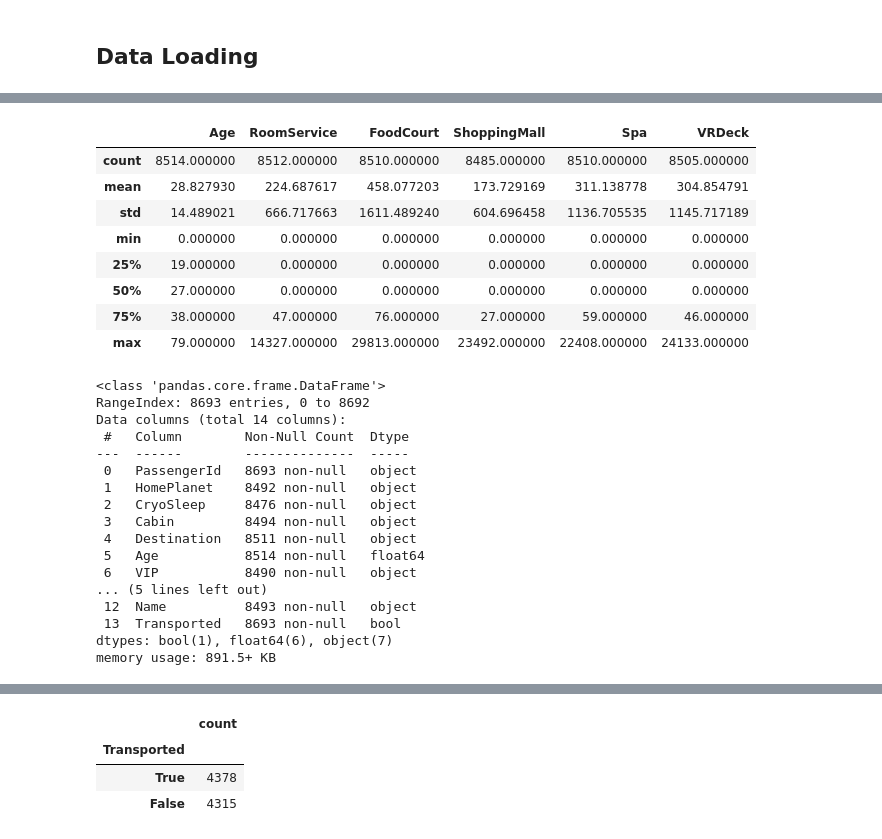
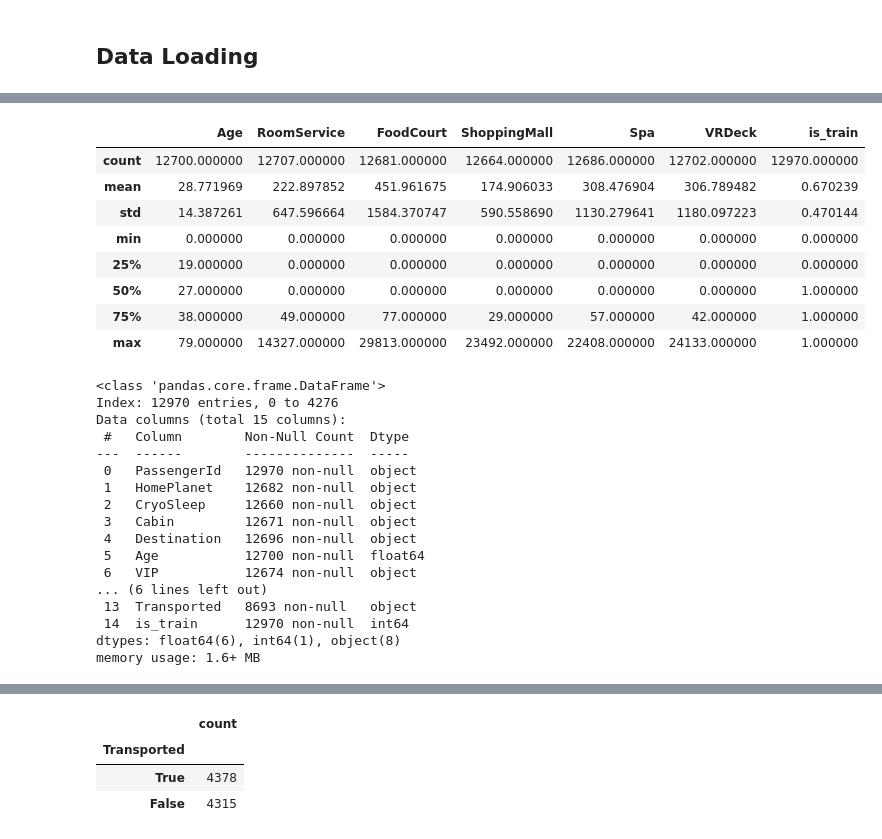
Before and after one commit to machiwao/ml-development, a Jupyter notebook: Kaggle_Spaceship_Titanic.ipynb, the cells around one changed output, grey strips where cells are left out. Drawn from its saved outputs; the diff is of its cells as text; code cells hidden in the pictures.

```diff
--- a/Kaggle_Spaceship_Titanic.ipynb
+++ b/Kaggle_Spaceship_Titanic.ipynb
@@ -23,8 +23,8 @@ warnings.filterwarnings('ignore')
 df = pd.read_csv('train.csv')
 dt = pd.read_csv('test.csv')
 
-df['train_data'] = df['Transported'].notnull()
-dt['train_data'] = dt['Transported'].notnull()
+df['is_train'] = 1
+dt['is_train'] = 0
 
 all_data = pd.concat([df, dt], axis=0)
 all_data.head()
@@ -33,33 +38,33 @@ KeyError: 'Transported'
 # %%
-df.describe()
+all_data.describe()
 # %% [output]
-|  | Age | RoomService | FoodCourt | ShoppingMall | Spa | VRDeck |
-| count | 8514.000000 | 8512.000000 | 8510.000000 | 8485.000000 | 8510.000000 | 8505.000000 |
-| mean | 28.827930 | 224.687617 | 458.077203 | 173.729169 | 311.138778 | 304.854791 |
-| std | 14.489021 | 666.717663 | 1611.489240 | 604.696458 | 1136.705535 | 1145.717189 |
-| min | 0.000000 | 0.000000 | 0.000000 | 0.000000 | 0.000000 | 0.000000 |
-| 25% | 19.000000 | 0.000000 | 0.000000 | 0.000000 | 0.000000 | 0.000000 |
-| 50% | 27.000000 | 0.000000 | 0.000000 | 0.000000 | 0.000000 | 0.000000 |
-| 75% | 38.000000 | 47.000000 | 76.000000 | 27.000000 | 59.000000 | 46.000000 |
-| max | 79.000000 | 14327.000000 | 29813.000000 | 23492.000000 | 22408.000000 | 24133.000000 |
+|  | Age | RoomService | FoodCourt | ShoppingMall | Spa | VRDeck | is_train |
+| count | 12700.000000 | 12707.000000 | 12681.000000 | 12664.000000 | 12686.000000 | 12702.000000 | 12970.000000 |
+| mean | 28.771969 | 222.897852 | 451.961675 | 174.906033 | 308.476904 | 306.789482 | 0.670239 |
+| std | 14.387261 | 647.596664 | 1584.370747 | 590.558690 | 1130.279641 | 1180.097223 | 0.470144 |
+| min | 0.000000 | 0.000000 | 0.000000 | 0.000000 | 0.000000 | 0.000000 | 0.000000 |
+| 25% | 19.000000 | 0.000000 | 0.000000 | 0.000000 | 0.000000 | 0.000000 | 0.000000 |
+| 50% | 27.000000 | 0.000000 | 0.000000 | 0.000000 | 0.000000 | 0.000000 | 1.000000 |
+| 75% | 38.000000 | 49.000000 | 77.000000 | 29.000000 | 57.000000 | 42.000000 | 1.000000 |
+| max | 79.000000 | 14327.000000 | 29813.000000 | 23492.000000 | 22408.000000 | 24133.000000 | 1.000000 |
 # %%
-df.info()
+all_data.info()
 # %% [output]
 <class 'pandas.core.frame.DataFrame'>
-RangeIndex: 8693 entries, 0 to 8692
-Data columns (total 14 columns):
+Index: 12970 entries, 0 to 4276
+Data columns (total 15 columns):
  #   Column        Non-Null Count  Dtype
 ---  ------        --------------  -----
- 0   PassengerId   8693 non-null   object
- 1   HomePlanet    8492 non-null   object
- 2   CryoSleep     8476 non-null   object
- 3   Cabin         8494 non-null   object
- 4   Destination   8511 non-null   object
- 5   Age           8514 non-null   float64
- 6   VIP           8490 non-null   object
-... (5 lines left out)
- 12  Name          8493 non-null   object
- 13  Transported   8693 non-null   bool
-dtypes: bool(1), float64(6), object(7)
-memory usage: 891.5+ KB
+ 0   PassengerId   12970 non-null  object
+ 1   HomePlanet    12682 non-null  object
+ 2   CryoSleep     12660 non-null  object
+ 3   Cabin         12671 non-null  object
+ 4   Destination   12696 non-null  object
+ 5   Age           12700 non-null  float64
+ 6   VIP           12674 non-null  object
+... (6 lines left out)
+ 13  Transported   8693 non-null   object
+ 14  is_train      12970 non-null  int64
+dtypes: float64(6), int64(1), object(8)
+memory usage: 1.6+ MB
 # %%
```
Also changed, not shown: parts of 86 cells of this notebook.
